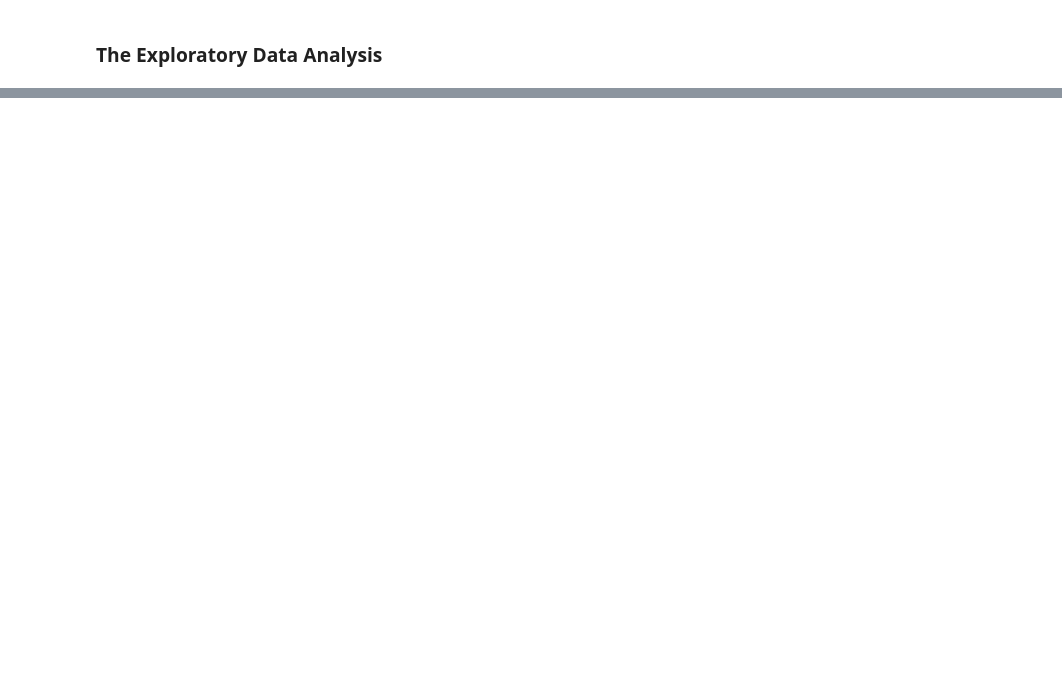
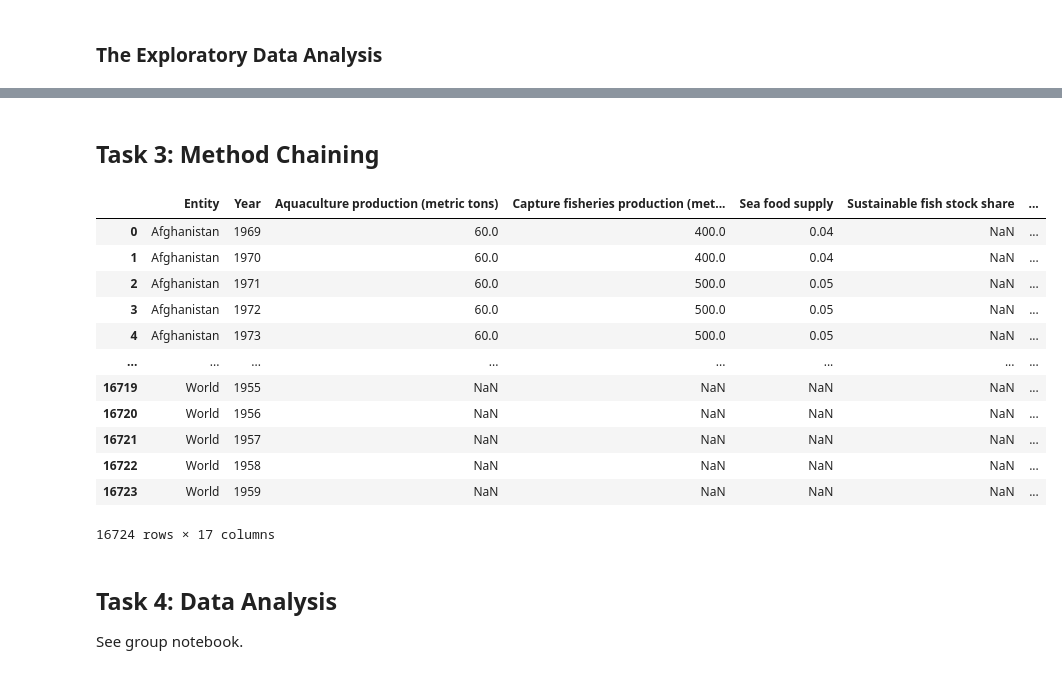
Before and after one commit to ubco-W2022T1-cosc301/project-group34, a Jupyter notebook: notebooks/nick.ipynb, the cells around one changed output, grey strips where cells are left out. Saved outputs shown, nothing was run; the diff lists cells and outputs as text; code cells hidden in the pictures; blank space fills up the shorter version.

Commit message:
Changes made by nick

```diff
--- a/notebooks/nick.ipynb
+++ b/notebooks/nick.ipynb
@@ -308,0 +252,2 @@ xxxxxxxxxxxxx
+# %% [markdown]
+## Task 3: Method Chaining
@@ -308,0 +259,23 @@ xxxxxxxxxxxxx
+# %%
+cleaned_dataset = pn.load_and_process("../data/processed/combined_nick.csv")
+cleaned_dataset
+
+# The result:
+# %% [output]
+|  | Entity | Year | Aquaculture production (metric tons) | Capture fisheries production (met... | Sea food supply | Sustainable fish stock share | ... |
+| 0 | Afghanistan | 1969 | 60.0 | 400.0 | 0.04 | NaN | ... |
+| 1 | Afghanistan | 1970 | 60.0 | 400.0 | 0.04 | NaN | ... |
+| 2 | Afghanistan | 1971 | 60.0 | 500.0 | 0.05 | NaN | ... |
+| 3 | Afghanistan | 1972 | 60.0 | 500.0 | 0.05 | NaN | ... |
+| 4 | Afghanistan | 1973 | 60.0 | 500.0 | 0.05 | NaN | ... |
+| ... | ... | ... | ... | ... | ... | ... | ... |
+| 16719 | World | 1955 | NaN | NaN | NaN | NaN | ... |
+| 16720 | World | 1956 | NaN | NaN | NaN | NaN | ... |
+| 16721 | World | 1957 | NaN | NaN | NaN | NaN | ... |
+| 16722 | World | 1958 | NaN | NaN | NaN | NaN | ... |
+| 16723 | World | 1959 | NaN | NaN | NaN | NaN | ... |
+16724 rows × 17 columns
+# %% [markdown]
+## Task 4: Data Analysis
+
+See group notebook.
```
Also changed, not shown: parts of 44 cells of this notebook, 5 other files.
